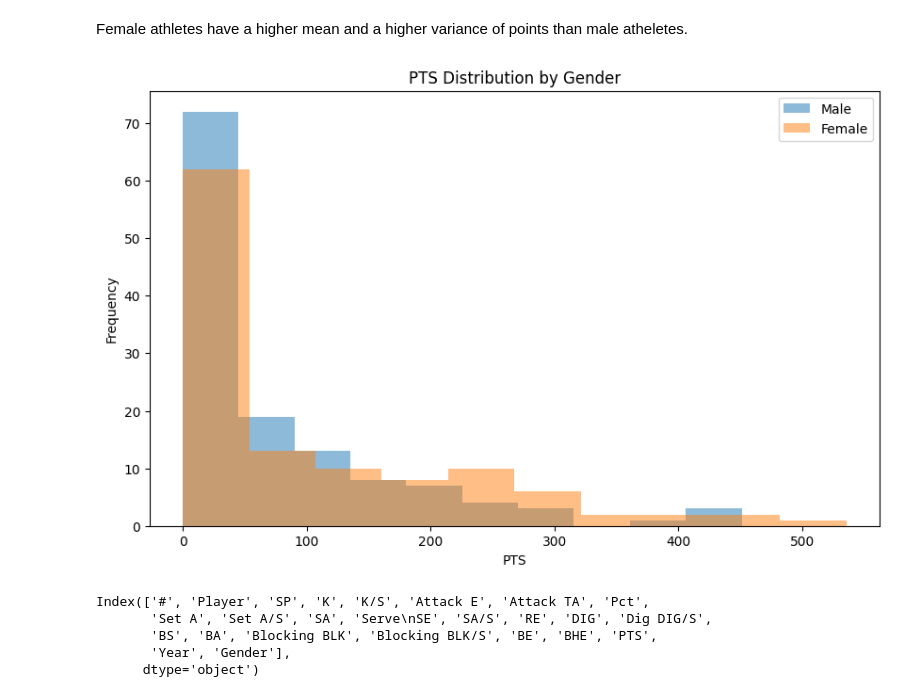
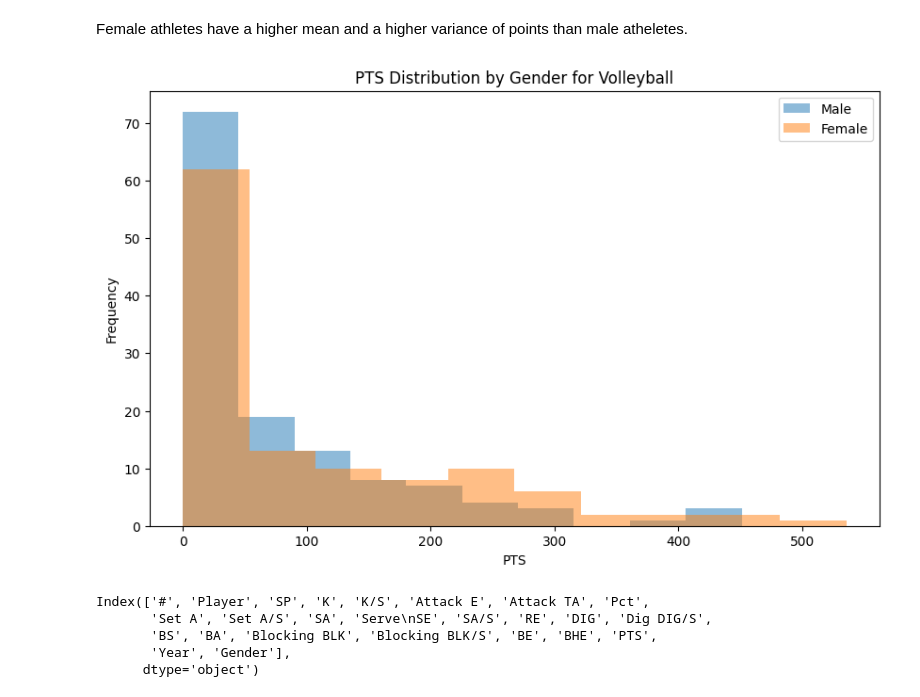
Before and after one commit to COGS108/Group133_WI24, a Jupyter notebook: EDACheckpoint_Group133_WI24.ipynb, the cells around one changed output. Cells and saved outputs as stored; diff of their text form; code cells hidden in the pictures.

```diff
--- a/EDACheckpoint_Group133_WI24.ipynb
+++ b/EDACheckpoint_Group133_WI24.ipynb
@@ -620,21 +620,21 @@ Female athletes have a higher mean and a higher variance of points than male ath
 # %%
 male_pts = volleyball[volleyball['Gender'] == 'M']['PTS']
 female_pts = volleyball[volleyball['Gender'] == 'F']['PTS']
 
 # Plot histograms
 plt.figure(figsize=(10, 6))
 
 plt.hist(male_pts, alpha=0.5, label='Male')
 plt.hist(female_pts, alpha=0.5, label='Female')
 
-plt.title('PTS Distribution by Gender')
+plt.title('PTS Distribution by Gender for Volleyball')
 plt.xlabel('PTS')
 plt.ylabel('Frequency')
 plt.legend()
 
 plt.show()
 # %% [output]
-[figure, old version]
+[figure, new version]
 # %%
 volleyball.columns
 # %% [output]
```
Also changed, not shown: parts of 15 cells of this notebook.
